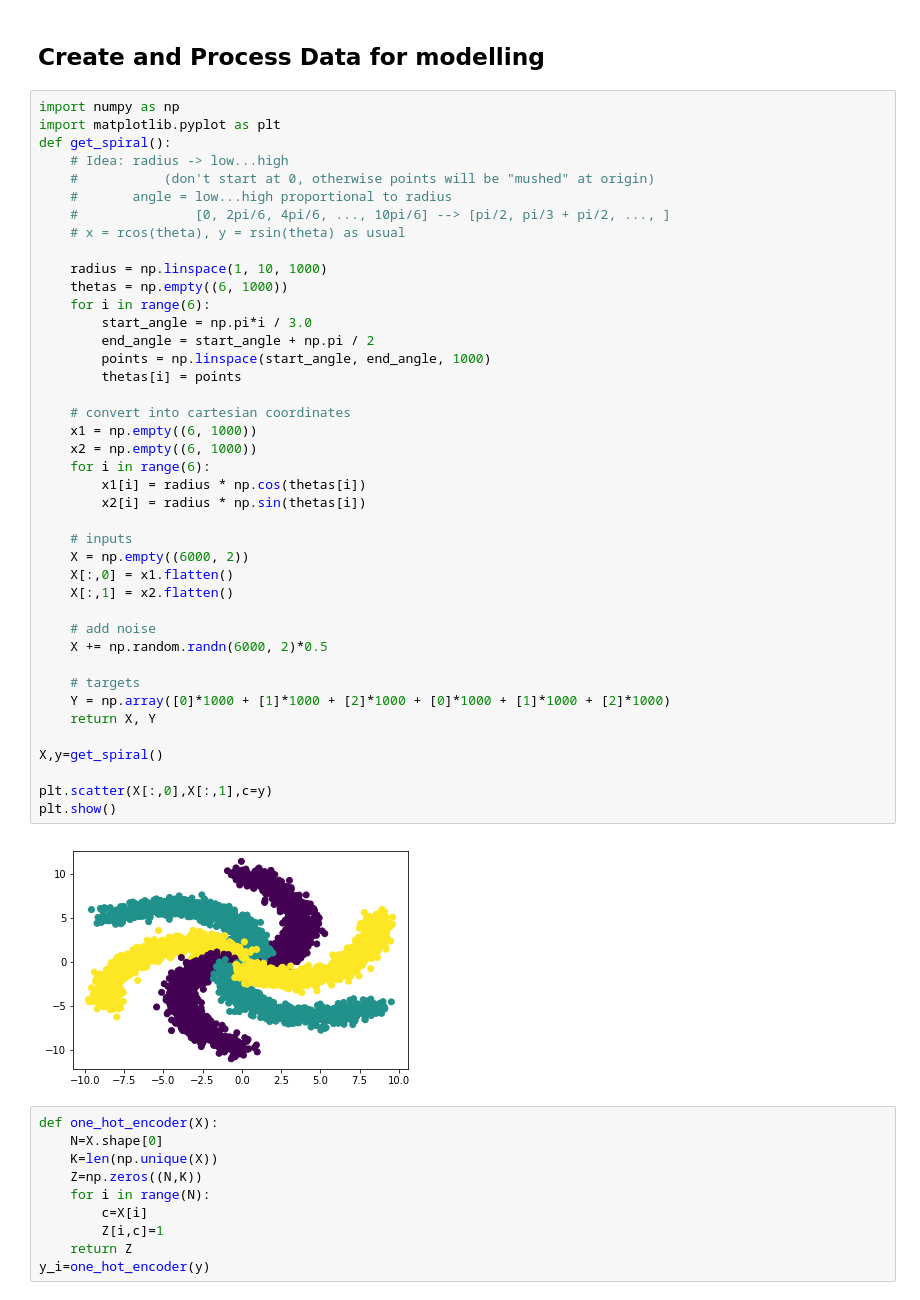
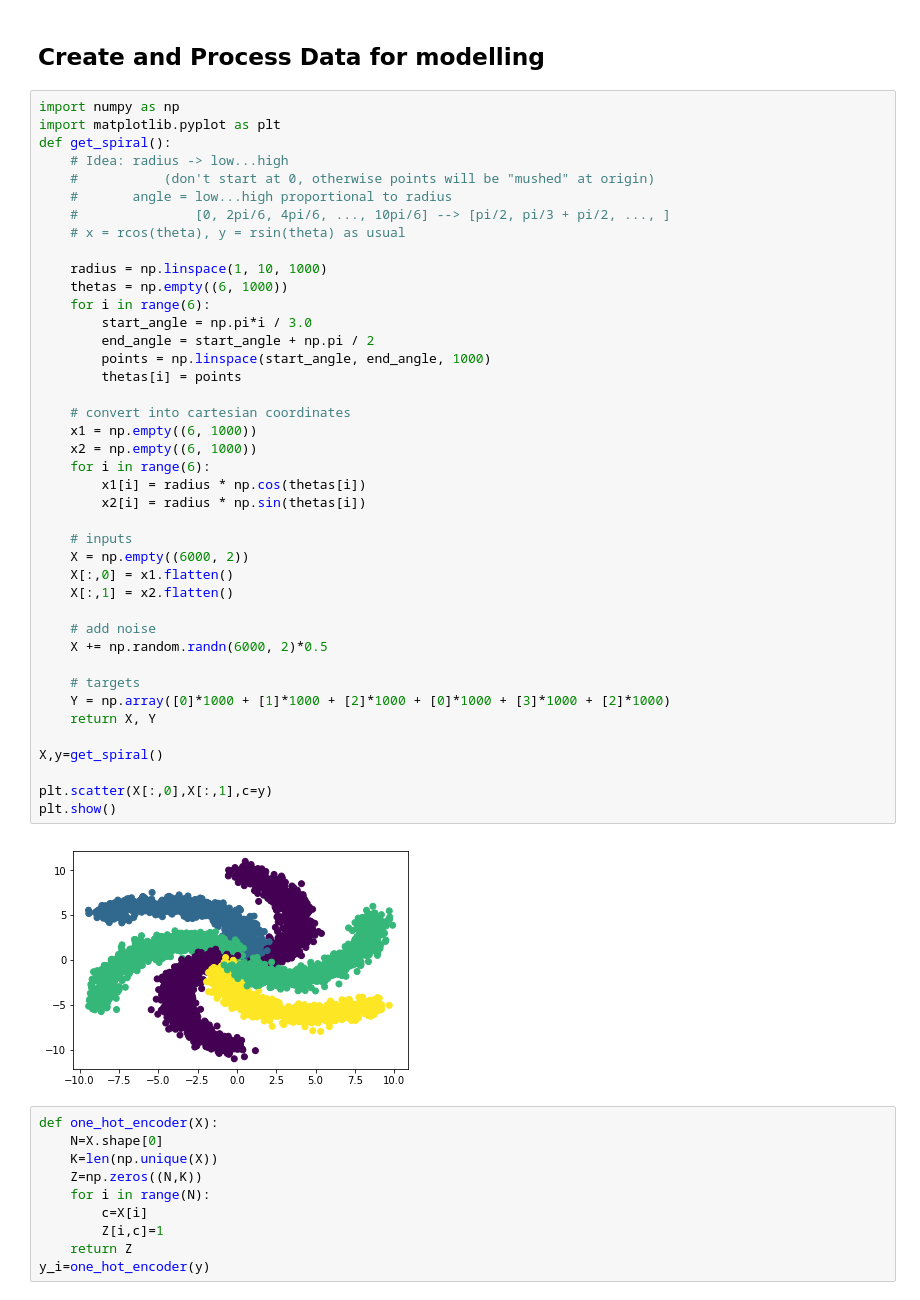
Before and after one commit to ytnvj2/intro-to-deep-learning, a Jupyter notebook: Theano-ANN.ipynb, the cells around one changed output. Saved outputs shown, nothing was run; the diff lists cells and outputs as text.

```diff
--- a/Theano-ANN.ipynb
+++ b/Theano-ANN.ipynb
@@ -14,35 +14,35 @@ def get_spiral():
     thetas = np.empty((6, 1000))
     for i in range(6):
         start_angle = np.pi*i / 3.0
         end_angle = start_angle + np.pi / 2
         points = np.linspace(start_angle, end_angle, 1000)
         thetas[i] = points
 
     # convert into cartesian coordinates
     x1 = np.empty((6, 1000))
     x2 = np.empty((6, 1000))
     for i in range(6):
         x1[i] = radius * np.cos(thetas[i])
         x2[i] = radius * np.sin(thetas[i])
 
     # inputs
     X = np.empty((6000, 2))
     X[:,0] = x1.flatten()
     X[:,1] = x2.flatten()
 
     # add noise
     X += np.random.randn(6000, 2)*0.5
 
     # targets
-    Y = np.array([0]*1000 + [1]*1000 + [2]*1000 + [0]*1000 + [1]*1000 + [2]*1000)
+    Y = np.array([0]*1000 + [1]*1000 + [2]*1000 + [0]*1000 + [3]*1000 + [2]*1000)
     return X, Y
 
 X,y=get_spiral()
 
 plt.scatter(X[:,0],X[:,1],c=y)
 plt.show()
 # %% [output]
-[figure, old version]
+[figure, new version]
 # %%
 def one_hot_encoder(X):
     N=X.shape[0]
```
Also changed, not shown: parts of 15 cells of this notebook, 5 other files.
